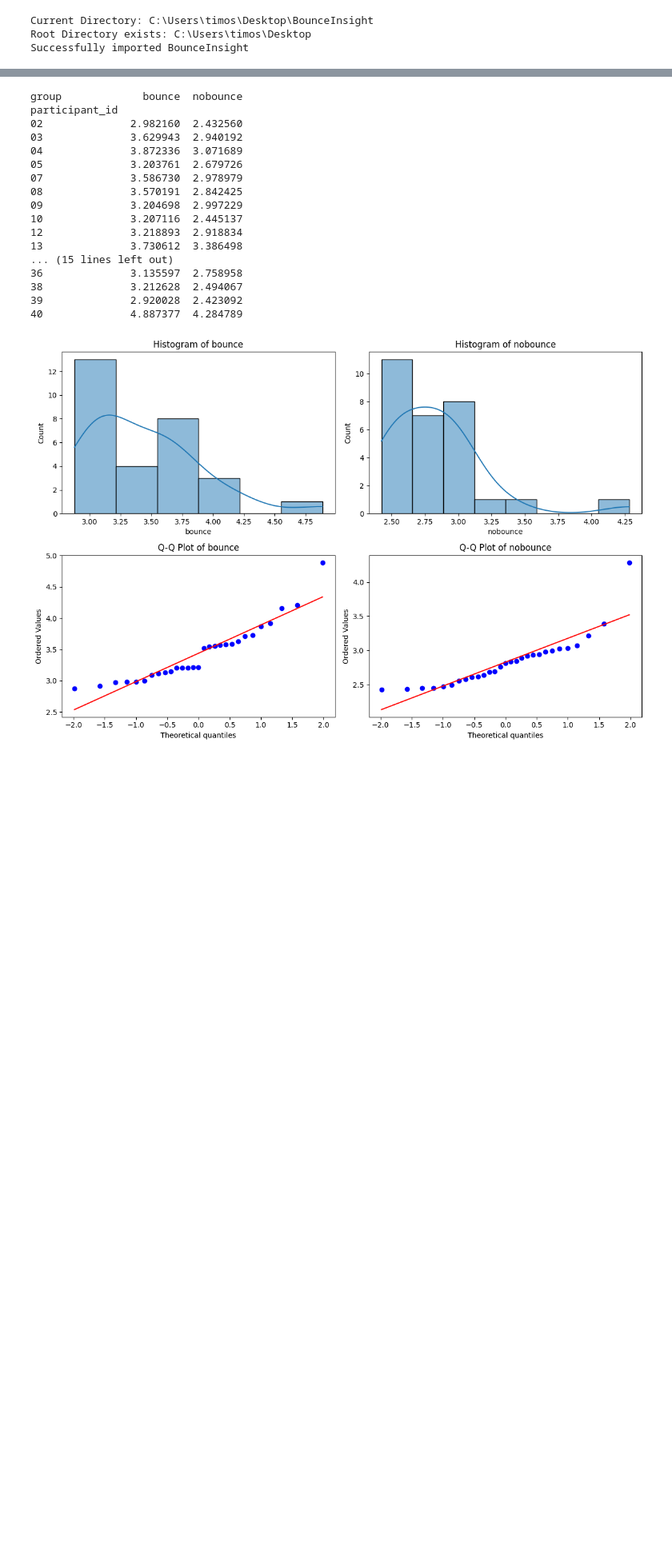
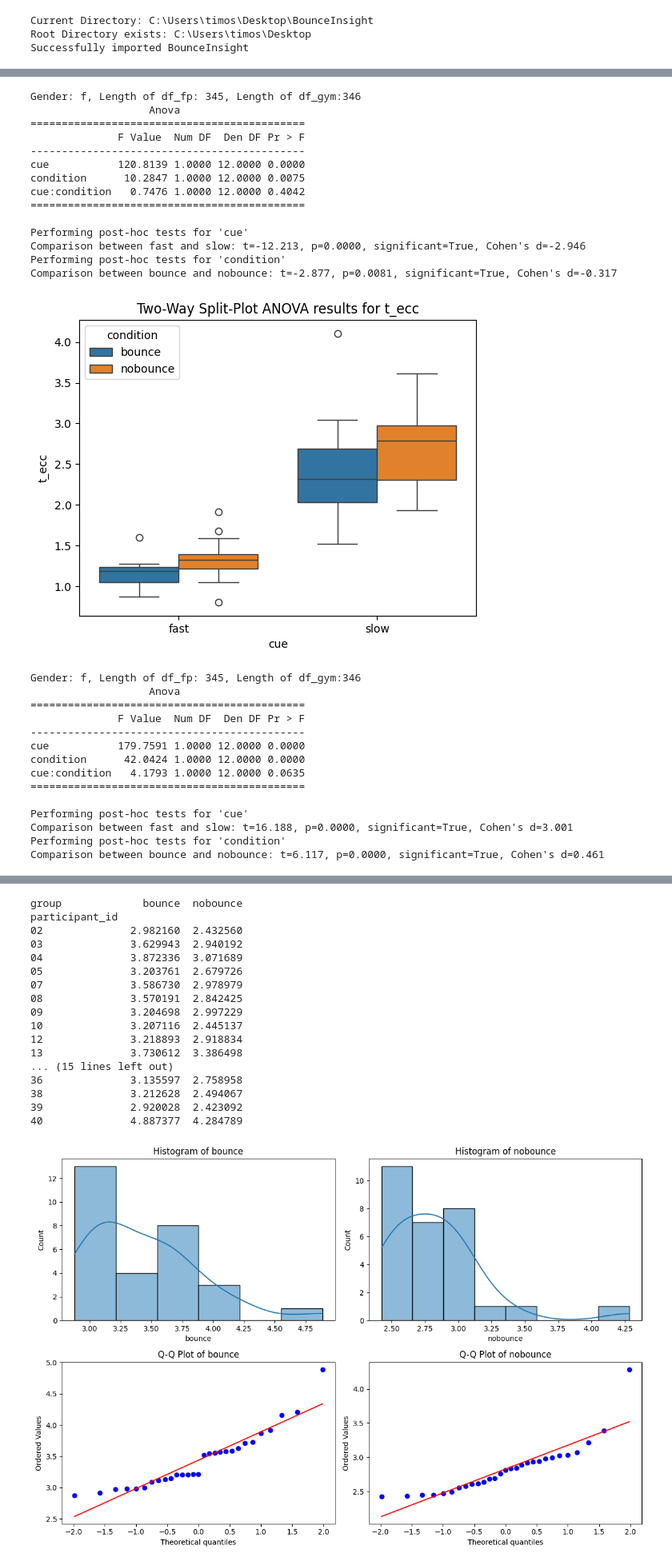
Before and after one commit to loieboi/BounceInsight, a Jupyter notebook: stat.ipynb, the cells around one changed output, grey strips where cells are left out. Shown at 80% size. Saved outputs shown, nothing was run; the diff lists cells and outputs as text; code cells hidden in the pictures; blank space fills up the shorter version.

```diff
--- a/stat.ipynb
+++ b/stat.ipynb
@@ -182,0 +385,35 @@ Comparison between bounce and nobounce: t=-8.013, p=0.0000, significant=True, Co
+# %%
+insight.run_statistics(analysis_type='anova', metric='t_ecc', df_type='fp', gender = 'f')
+insight.run_statistics(analysis_type='anova', metric='V_mean_ecc', df_type='gym', gender = 'f')
+insight.run_statistics(analysis_type='anova', metric='lD_m', df_type='gym', gender = 'f')
+insight.run_statistics(analysis_type='anova', metric='tpV', df_type='gym', gender = 'f')
+# %% [output]
+Gender: f, Length of df_fp: 345, Length of df_gym:346
+                   Anova
+============================================
+              F Value  Num DF  Den DF Pr > F
+--------------------------------------------
+cue           120.8139 1.0000 12.0000 0.0000
+condition      10.2847 1.0000 12.0000 0.0075
+cue:condition   0.7476 1.0000 12.0000 0.4042
+============================================
+
+Performing post-hoc tests for 'cue'
+Comparison between fast and slow: t=-12.213, p=0.0000, significant=True, Cohen's d=-2.946
+Performing post-hoc tests for 'condition'
+Comparison between bounce and nobounce: t=-2.877, p=0.0081, significant=True, Cohen's d=-0.317
+[figure, added]
+Gender: f, Length of df_fp: 345, Length of df_gym:346
+                   Anova
+============================================
+              F Value  Num DF  Den DF Pr > F
+--------------------------------------------
+cue           179.7591 1.0000 12.0000 0.0000
+condition      42.0424 1.0000 12.0000 0.0000
+cue:condition   4.1793 1.0000 12.0000 0.0635
+============================================
+
+Performing post-hoc tests for 'cue'
+Comparison between fast and slow: t=16.188, p=0.0000, significant=True, Cohen's d=3.001
+Performing post-hoc tests for 'condition'
+Comparison between bounce and nobounce: t=6.117, p=0.0000, significant=True, Cohen's d=0.461
```
Also changed, not shown: parts of 12 cells of this notebook, 1 other file.
